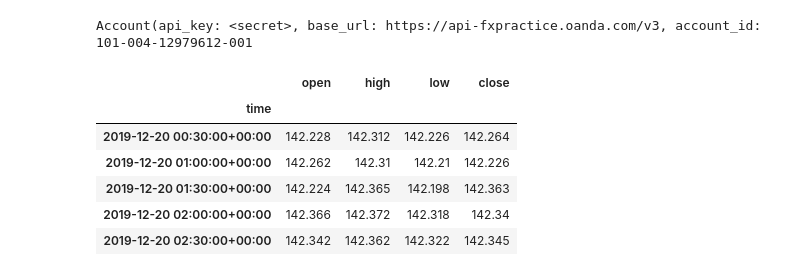
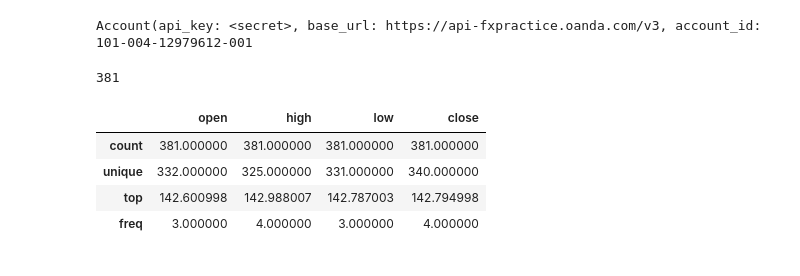
Before and after one commit to dcl10/AlgoTradingStuff, a Jupyter notebook: notebooks/try_Account.ipynb, the cells around one changed output. Drawn from its saved outputs; the diff is of its cells as text; code cells hidden in the pictures.

```diff
--- a/notebooks/try_Account.ipynb
+++ b/notebooks/try_Account.ipynb
@@ -45,29 +45,31 @@ Account(api_key: <secret>, base_url: https://api-fxpractice.oanda.com/v3, accoun
 # %%
 import datetime as dt
 candles = account.get_candles('GBP_JPY',
-                              since=dt.datetime(2020, 1, 3),
-                              to=dt.datetime(2020, 1, 12),
+                              start='2019-12-02 00:00:00',
+                              end='2019-12-12 00:00:00',
                               granularity='M30',
-                              count=1000)
+                              price='B')
 candles
 df = pd.DataFrame(columns=['time', 'open', 'high', 'low', 'close'])
 for i, candle in enumerate(candles):
     t = candle.get('time')
-    ohlc = candle.get('mid')
+    ohlc = candle.get('bid')
     o = np.float32(ohlc.get('o'))
     h = np.float32(ohlc.get('h'))
     l = np.float32(ohlc.get('l'))
     c = np.float32(ohlc.get('c'))
     df.loc[i, :] = [t, o, h, l, c]
+df['time'] = df['time'].apply(lambda x: dt.datetime.fromtimestamp(float(x)).strftime('%Y-%m-%d %H:%M:%S'))
 df['time'] = pd.to_datetime(df['time'])
 df.set_index('time', inplace=True)
+print(len(df))
+# %% [output]
+381
 # %%
-df.head()
+df.describe()
 # %% [output]
 |  | open | high | low | close |
-| time |  |  |  |  |
-| 2019-12-20 00:30:00+00:00 | 142.228 | 142.312 | 142.226 | 142.264 |
-| 2019-12-20 01:00:00+00:00 | 142.262 | 142.31 | 142.21 | 142.226 |
-| 2019-12-20 01:30:00+00:00 | 142.224 | 142.365 | 142.198 | 142.363 |
-| 2019-12-20 02:00:00+00:00 | 142.366 | 142.372 | 142.318 | 142.34 |
-| 2019-12-20 02:30:00+00:00 | 142.342 | 142.362 | 142.322 | 142.345 |
+| count | 381.000000 | 381.000000 | 381.000000 | 381.000000 |
+| unique | 332.000000 | 325.000000 | 331.000000 | 340.000000 |
+| top | 142.600998 | 142.988007 | 142.787003 | 142.794998 |
+| freq | 3.000000 | 4.000000 | 3.000000 | 4.000000 |
```
Also changed, not shown: parts of 11 cells of this notebook.
